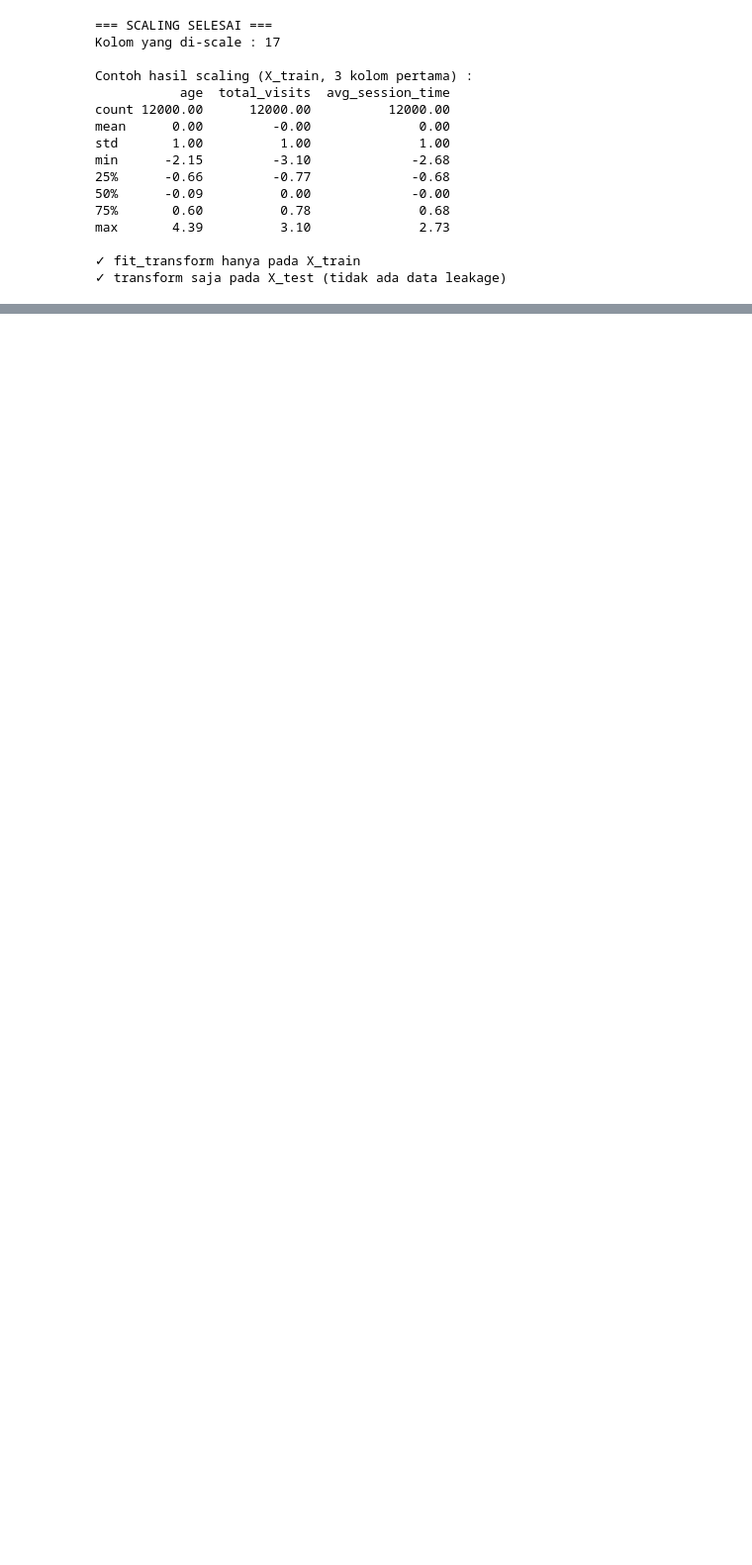
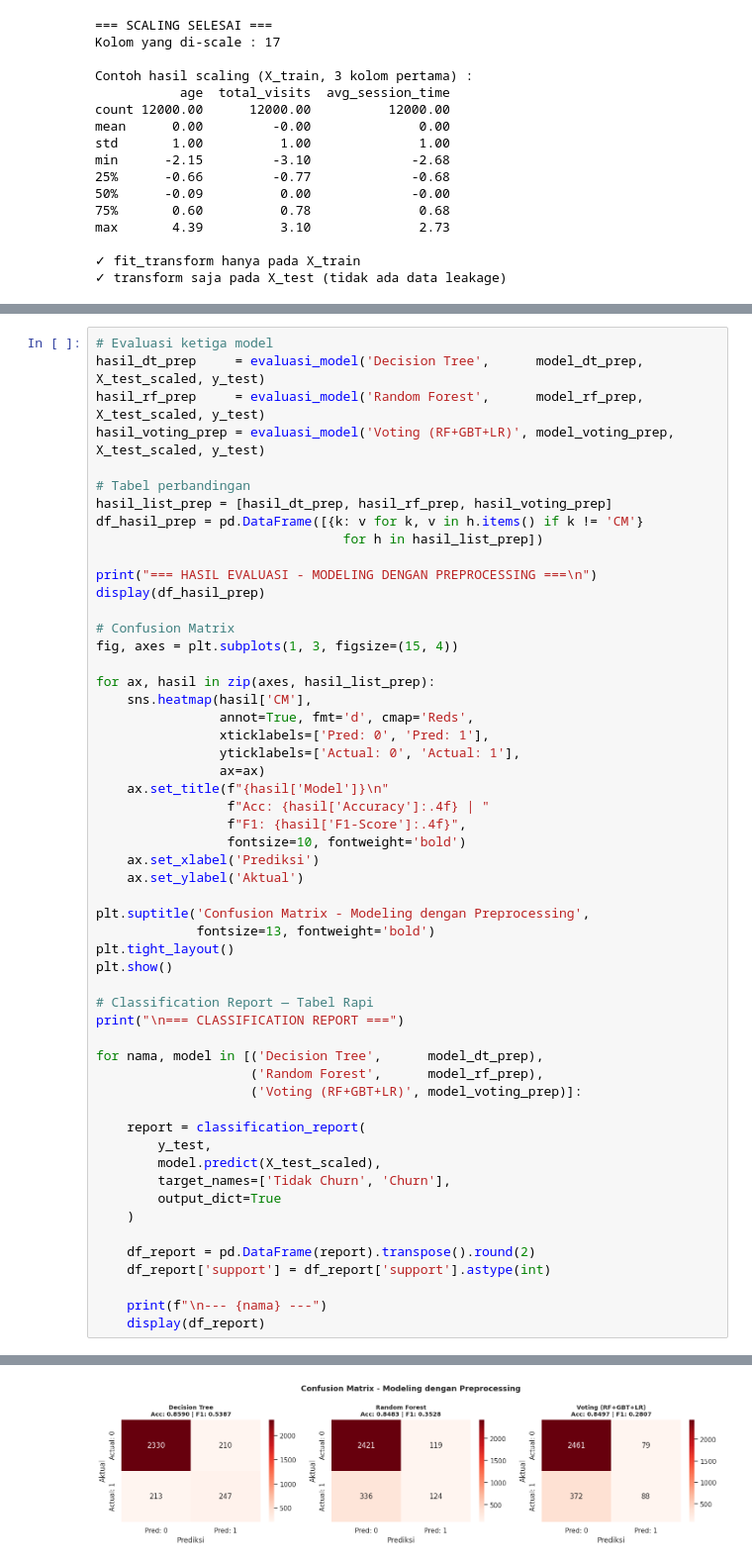
Before and after one commit to Aliyahzahr/uas-churn-prediction, a Jupyter notebook: notebook/Eksperimen_1.ipynb, the cells around one changed output, grey strips where cells are left out. Shown at 99% size. Saved outputs shown, nothing was run; the diff lists cells and outputs as text; blank space fills up the shorter version.

```diff
--- a/notebook/Eksperimen_1.ipynb
+++ b/notebook/Eksperimen_1.ipynb
@@ -896,0 +937,55 @@ max       4.39          3.10              2.73
+# %%
+# Evaluasi ketiga model
+hasil_dt_prep     = evaluasi_model('Decision Tree',      model_dt_prep,     X_test_scaled, y_test)
+hasil_rf_prep     = evaluasi_model('Random Forest',      model_rf_prep,     X_test_scaled, y_test)
+hasil_voting_prep = evaluasi_model('Voting (RF+GBT+LR)', model_voting_prep, X_test_scaled, y_test)
+
+# Tabel perbandingan
+hasil_list_prep = [hasil_dt_prep, hasil_rf_prep, hasil_voting_prep]
+df_hasil_prep = pd.DataFrame([{k: v for k, v in h.items() if k != 'CM'}
+                                for h in hasil_list_prep])
+
+print("=== HASIL EVALUASI - MODELING DENGAN PREPROCESSING ===\n")
+display(df_hasil_prep)
+
+# Confusion Matrix
+fig, axes = plt.subplots(1, 3, figsize=(15, 4))
+
+for ax, hasil in zip(axes, hasil_list_prep):
+    sns.heatmap(hasil['CM'],
+                annot=True, fmt='d', cmap='Reds',
+                xticklabels=['Pred: 0', 'Pred: 1'],
+                yticklabels=['Actual: 0', 'Actual: 1'],
+                ax=ax)
+    ax.set_title(f"{hasil['Model']}\n"
+                 f"Acc: {hasil['Accuracy']:.4f} | "
+                 f"F1: {hasil['F1-Score']:.4f}",
+                 fontsize=10, fontweight='bold')
+    ax.set_xlabel('Prediksi')
+    ax.set_ylabel('Aktual')
+
+plt.suptitle('Confusion Matrix - Modeling dengan Preprocessing',
+             fontsize=13, fontweight='bold')
+plt.tight_layout()
+plt.show()
+
+# Classification Report — Tabel Rapi
+print("\n=== CLASSIFICATION REPORT ===")
+
+for nama, model in [('Decision Tree',      model_dt_prep),
+                    ('Random Forest',      model_rf_prep),
+                    ('Voting (RF+GBT+LR)', model_voting_prep)]:
+
+    report = classification_report(
+        y_test,
+        model.predict(X_test_scaled),
+        target_names=['Tidak Churn', 'Churn'],
+        output_dict=True
+    )
+
+    df_report = pd.DataFrame(report).transpose().round(2)
+    df_report['support'] = df_report['support'].astype(int)
+
+    print(f"\n--- {nama} ---")
+    display(df_report)
+# %% [output]
@@ -896,0 +997 @@ max       4.39          3.10              2.73
+[figure, added]
```
Also changed, not shown: parts of 7 cells of this notebook.
